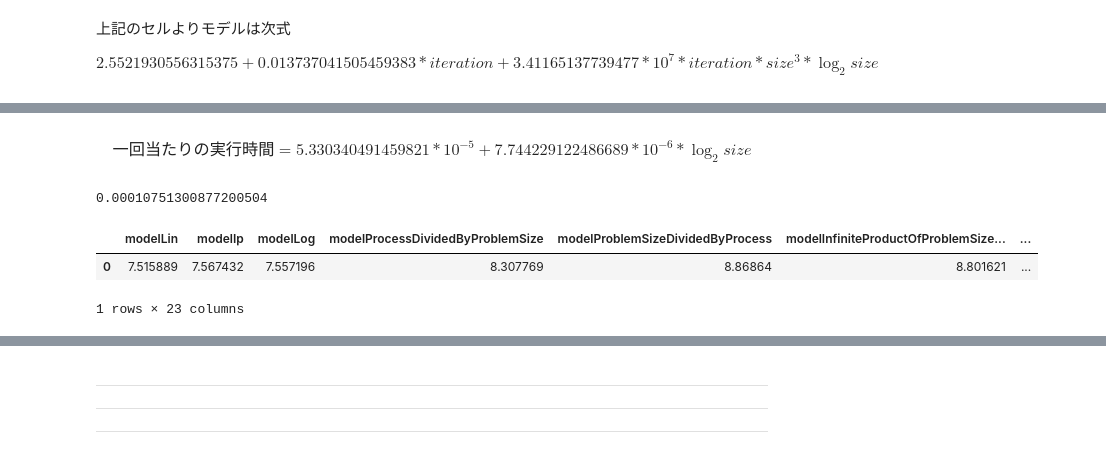
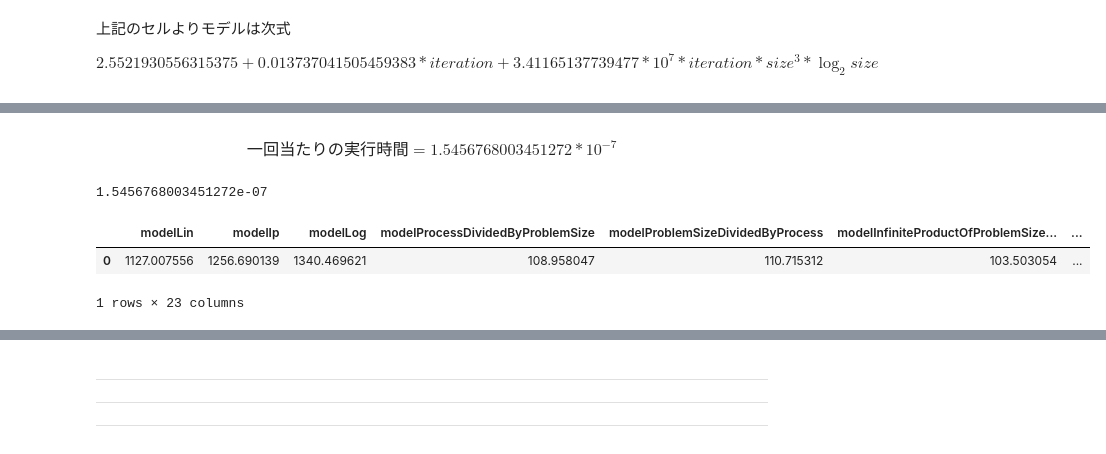
Before and after one commit to arima0714/Lab00, a Jupyter notebook: testing_pub.ipynb, the cells around one changed output, grey strips where cells are left out. Drawn from its saved outputs; the diff is of its cells as text; code cells hidden in the pictures.

```diff
--- a/testing_pub.ipynb
+++ b/testing_pub.ipynb
@@ -123,14 +139,0 @@ trainDF_lulesh
-# %%
-testDF_lulesh: pd.DataFrame = return_rawDF_lulesh(
-    list_process = test_lulesh_processes,
-    list_iteration = test_lulesh_iterations,
-    list_size = test_lulesh_sizes,
-    csvDir=csvDirPath,
-)
-
-testDF_lulesh["InclusivePerCall"] = -1
-testDF_lulesh = testDF_lulesh.reset_index()
-for i, sr in testDF_lulesh.iterrows():
-    testDF_lulesh.at[i, "InclusivePerCall"] = convertPprofTime(
-    sr["Inclusive"]) / float(sr["#Call"])
-testDF_lulesh
@@ -169,9 +154,9 @@ functionNames: list[str] = sorted(list(set(trainDF_lulesh["Name"])))
 for functionName in functionNames:
     pass
 
-functionName
+functionName = "Real_t_CalcElemVolume(const"
 trainDF_perFunc: pd.DataFrame = trainDF_lulesh[trainDF_lulesh["Name"] == functionName]
-testDF_perFunc :pd.DataFrame = testDF_lulesh[testDF_lulesh["Name"] == functionName]
+testDF_perFunc: pd.DataFrame = testDF_lulesh[testDF_lulesh["Name"] == functionName]
 
 expVar: list[str] = ["process", "iteration", "size"]
 resVar: str
@@ -252,13 +245,17 @@ with open(filePath, mode="w") as f:
  '']
-# %% [markdown]
-$$ 一回当たりの実行時間 = 5.330340491459821*10^{-5} + 7.744229122486689*10^{-6} * \log_2{size} $$
-# %%
-# 上式より、予測対象環境での1回あたりの実行時間は
-print(5.330340491459821*10**(-5) + 7.744229122486689*10**(-6) * np.log2(test_lulesh_sizes[0]))
-# %% [output]
-0.00010751300877200504
+# %% [markdown]
+$$ 一回当たりの実行時間 = 1.5456768003451272 * 10^{-7} $$
+# %%
+# 上式より、予測対象環境での1回あたりの実行時間は
+time_perCall = 1.5456768003451272 * 10 ** (-7)
+print(time_perCall)
+# %% [output]
+1.5456768003451272e-07
 # %%
 # 関数コール回数予測のためのモデルを構築
+
+resVar = "#Call"
+
 result_series_list: list[pd.DataFrame] = []
 
 list_modelName: list[str] = [
@@ -285,44 +282,43 @@ list_modelName: list[str] = [
     # "modelBasicTree",
 ]
 
-trainDF_perFunc = trainDF_perFunc.rename({"Name":"functionName"}, axis="columns")
-testDF_perFunc = testDF_perFunc.rename({"Name":"functionName"}, axis="columns")
+trainDF_perFunc = trainDF_perFunc.rename({"Name": "functionName"}, axis="columns")
+testDF_perFunc = testDF_perFunc.rename({"Name": "functionName"}, axis="columns")
 
 models = Models(
-    inputDF = trainDF_perFunc,
-    expVarColNames = expVar,
-    resVarColNames = [resVar],
+    inputDF=trainDF_perFunc,
+    expVarColNames=expVar,
+    resVarColNames=[resVar],
     targetDF=None,
-    modelNames = list_modelName,
+    modelNames=list_modelName,
 )
 
 models.setUpDataBeforeCalcLr()
 models.calcLr()
 models.calcMAPE()
 
 
 dictCalcedMAPE = models.returnCalculatedMAPE()
 for key in dictCalcedMAPE.keys():
     dictCalcedMAPE[key] = float(dictCalcedMAPE[key])
 dict_for_series: dict = copy.deepcopy(dictCalcedMAPE)
 dict_for_series["functionName"] = functionName
 
-series :pd.Series = pd.Series(dict_for_series)
+series: pd.Series = pd.Series(dict_for_series)
 result_series_list.append(series)
 
 resultDF: pd.DataFrame = pd.DataFrame(result_series_list)
 resultDF = addLowestMAPEColumn(
     inputDF=resultDF, model_name_list=list_modelName, version=2
 )
 resultDF_after = addLowestMAPEsModelNameColumn(
     inputDF=resultDF, model_name_list=list_modelName, version=2
 )
 
 
-
 resultDF_after
 # %% [output]
 |  | modelLin | modelIp | modelLog | modelProcessDividedByProblemSize | modelProblemSizeDividedByProcess | modelInfiniteProductOfProblemSize... | ... |
-| 0 | 7.515889 | 7.567432 | 7.557196 | 8.307769 | 8.86864 | 8.801621 | ... |
+| 0 | 1127.007556 | 1256.690139 | 1340.469621 | 108.958047 | 110.715312 | 103.503054 | ... |
 1 rows × 23 columns
 # %%
```
Also changed, not shown: parts of 11 cells of this notebook.
